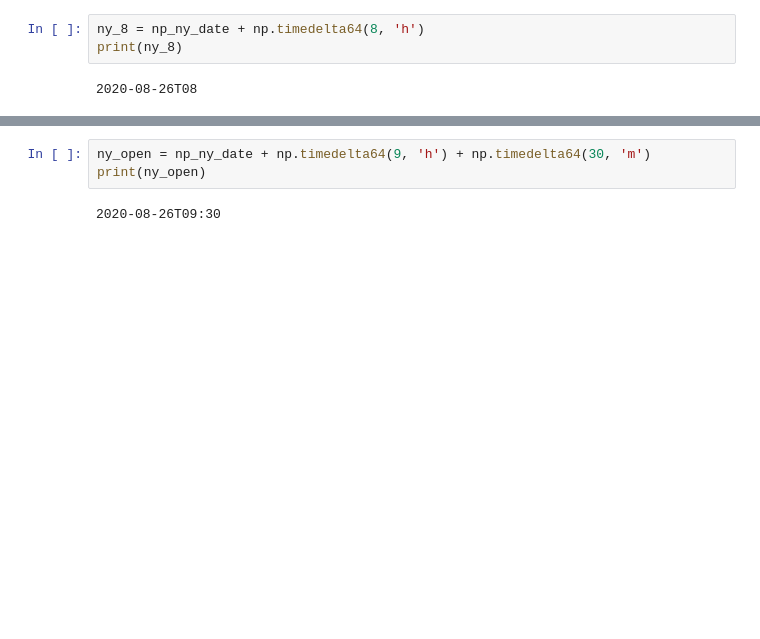
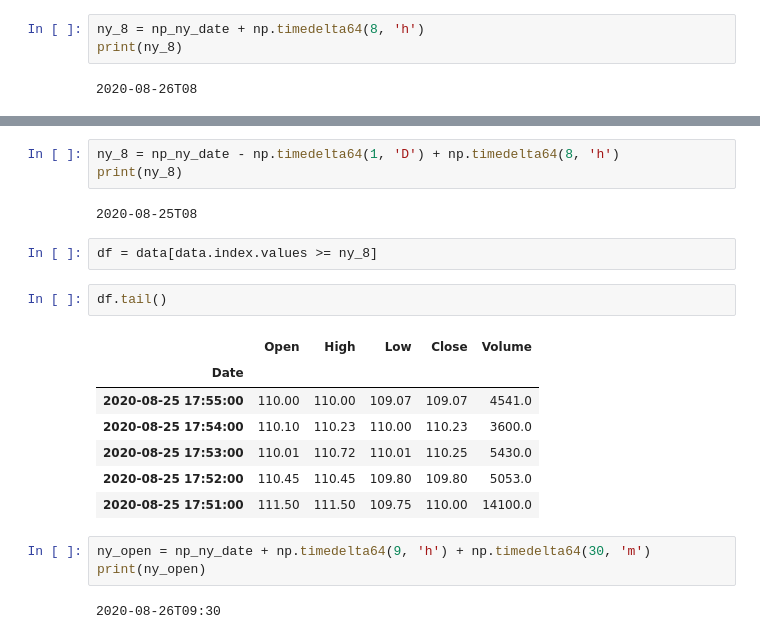
Before and after one commit to bigbreadguy/nasdaq_realtime_stocks, a Jupyter notebook: alpha_vantage_test.ipynb, the cells around one changed output, grey strips where cells are left out. Saved outputs shown, nothing was run; the diff lists cells and outputs as text; blank space fills up the shorter version.

```diff
--- a/alpha_vantage_test.ipynb
+++ b/alpha_vantage_test.ipynb
@@ -82,3 +89,20 @@ False
+# %%
+ny_8 = np_ny_date - np.timedelta64(1, 'D') + np.timedelta64(8, 'h')
+print(ny_8)
+# %% [output]
+2020-08-25T08
+# %%
+df = data[data.index.values >= ny_8]
+# %%
+df.tail()
+# %% [output]
+|  | Open | High | Low | Close | Volume |
+| Date |  |  |  |  |  |
+| 2020-08-25 17:55:00 | 110.00 | 110.00 | 109.07 | 109.07 | 4541.0 |
+| 2020-08-25 17:54:00 | 110.10 | 110.23 | 110.00 | 110.23 | 3600.0 |
+| 2020-08-25 17:53:00 | 110.01 | 110.72 | 110.01 | 110.25 | 5430.0 |
+| 2020-08-25 17:52:00 | 110.45 | 110.45 | 109.80 | 109.80 | 5053.0 |
+| 2020-08-25 17:51:00 | 111.50 | 111.50 | 109.75 | 110.00 | 14100.0 |
 # %%
 ny_open = np_ny_date + np.timedelta64(9, 'h') + np.timedelta64(30, 'm')
 print(ny_open)
```
Also changed, not shown: parts of 6 cells of this notebook, 1 other file.
